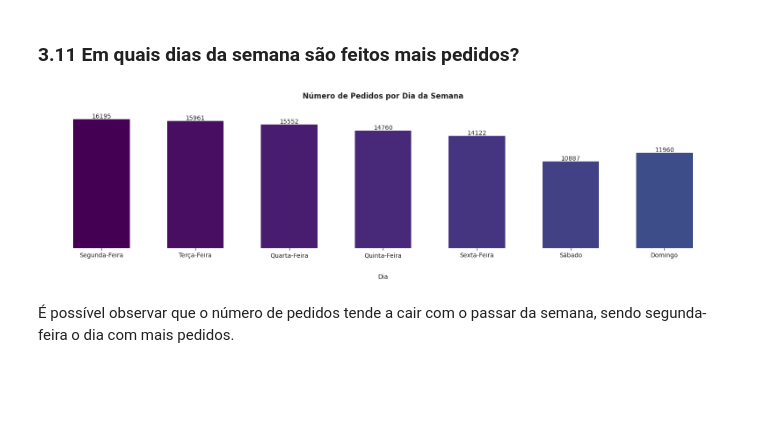
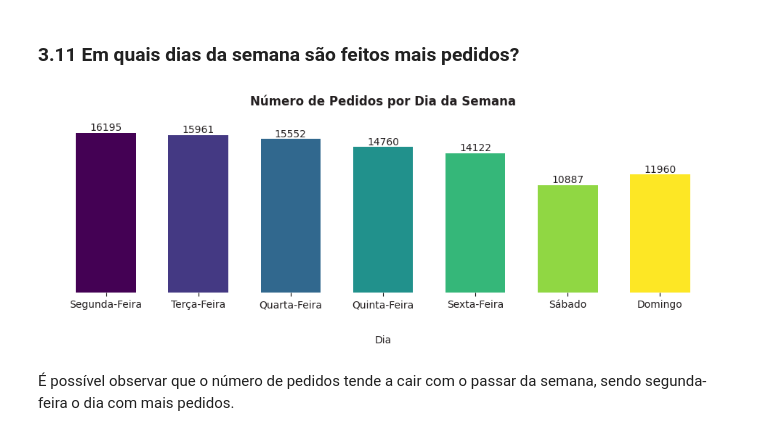
Before and after one commit to allmeidaapedro/Olist-Analysis, a Jupyter notebook: eda.ipynb, the cells around one changed output. Saved outputs shown, nothing was run; the diff lists cells and outputs as text; code cells hidden in the pictures; blank space fills up the shorter version.

```diff
--- a/eda.ipynb
+++ b/eda.ipynb
@@ -684,21 +700,21 @@ ax.spines['bottom'].set_color(CINZA9)
 # %%
 order_data['day'] = order_data['order_purchase_timestamp'].dt.dayofweek
 orders_daily = order_data.groupby(['day'])[['order_id']].count().rename(columns={'order_id': 'orders'}).sort_values(by=['day'], ascending=True).reset_index()
 orders_daily['day'] = orders_daily['day'].map({0: 'Segunda-Feira', 1: 'Terça-Feira', 2: 'Quarta-Feira', 3: 'Quinta-Feira', 4: 'Sexta-Feira', 5: 'Sábado', 6: 'Domingo'})
 
-colors = plt.cm.viridis(np.linspace(0, 1, len(states_pmt)))
-figure, ax = plt.subplots(figsize=(20, 4))
-bars = ax.bar(x=orders_daily['day'], height=orders_daily['orders'], color=colors, width=0.6)
+colors = plt.cm.viridis(np.linspace(0, 1, len(orders_daily)))
+figure, ax = plt.subplots(figsize=(12, 3))
+bars = ax.bar(x=orders_daily['day'], height=orders_daily['orders'], color=colors, width=0.65)
 ax.bar_label(bars, color=CINZA1)
 ax.set_title('Número de Pedidos por Dia da Semana', color=CINZA1, fontweight='bold', y=1.08)
 ax.set_xlabel('Dia', labelpad=25, color=CINZA1)
 ax.set_xticks(ticks=orders_daily['day'], labels=orders_daily['day'], color=CINZA1)
 ax.get_yaxis().set_visible(False)
 ax.spines['right'].set_visible(False)
 ax.spines['top'].set_visible(False)
 ax.spines['left'].set_visible(False)
 ax.spines['bottom'].set_visible(False)
 # %% [output]
-[figure, old version]
+[figure, new version]
 # %% [markdown]
 É possível observar que o número de pedidos tende a cair com o passar da semana, sendo segunda-feira o dia com mais pedidos.
```
Also changed, not shown: parts of 31 cells of this notebook.
